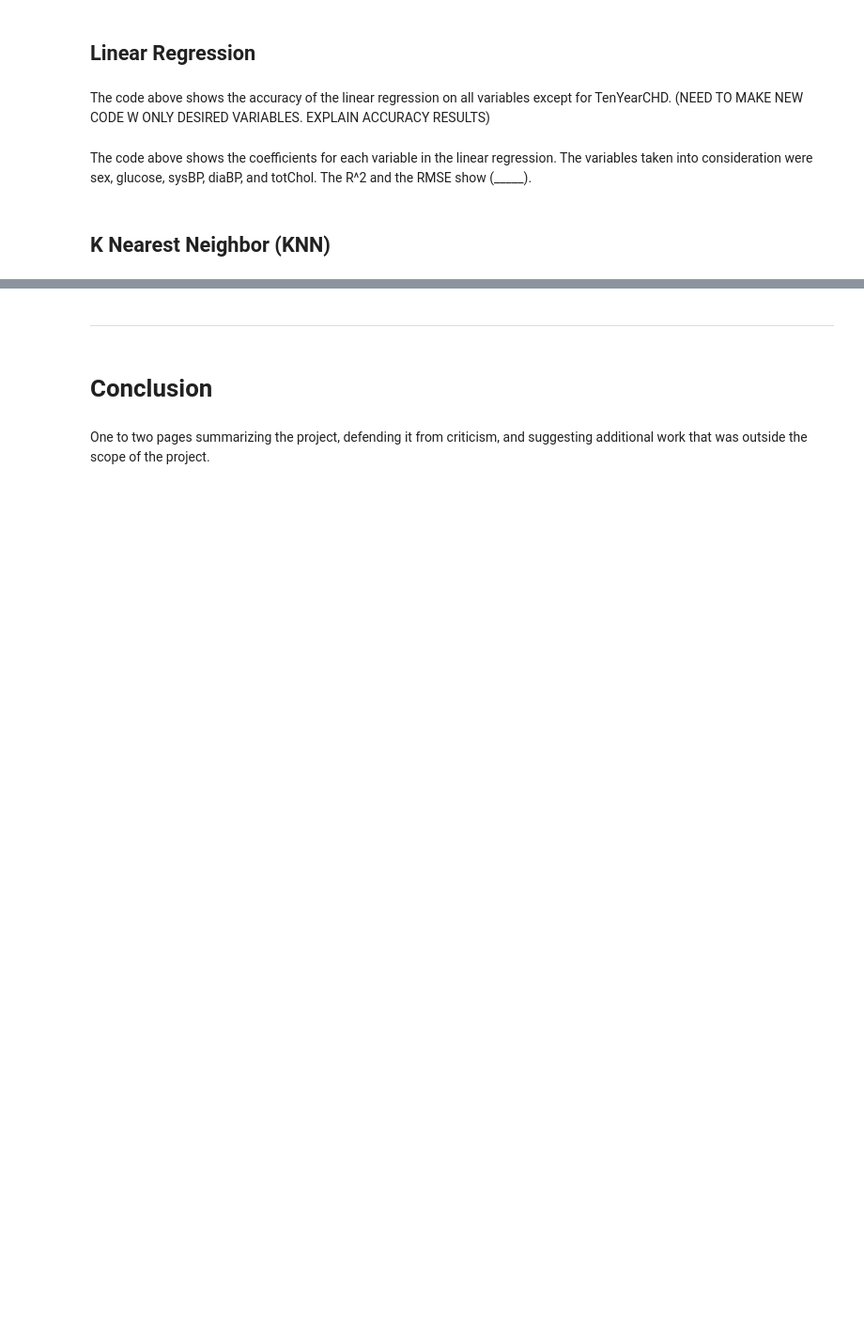
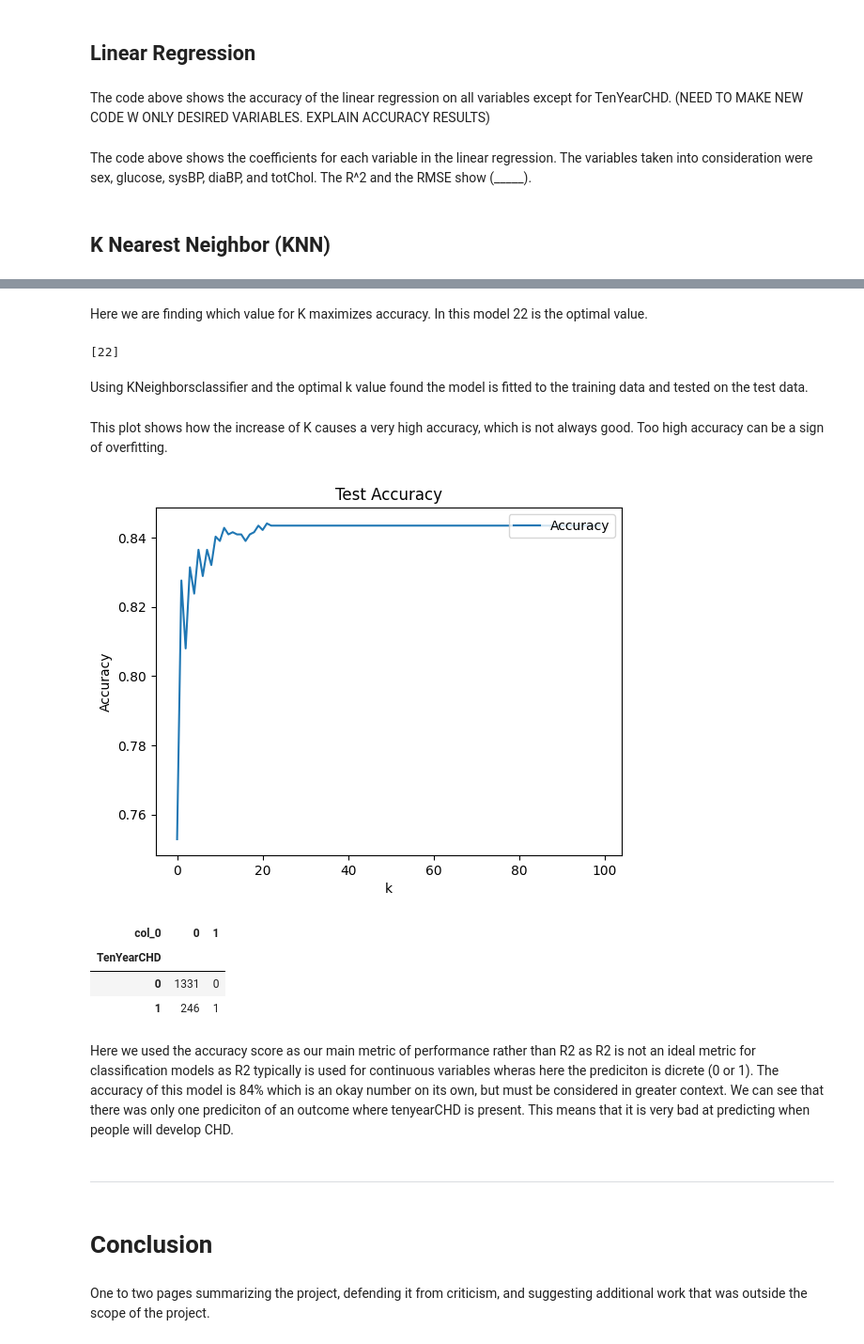
Before and after one commit to madisonhgallagher/project_chd, a Jupyter notebook: Final.ipynb, the cells around one changed output, grey strips where cells are left out. Shown at 94% size. Saved outputs shown, nothing was run; the diff lists cells and outputs as text; code cells hidden in the pictures; blank space fills up the shorter version.

```diff
--- a/Final.ipynb
+++ b/Final.ipynb
@@ -1178,0 +1184,3 @@ The code above shows the coefficients for each variable in the linear regression
+# %%
+df = pd.read_csv('clean_train.csv')
+df.shape
@@ -1178,0 +1224,10 @@ The code above shows the coefficients for each variable in the linear regression
+# %%
+from sklearn.neighbors import KNeighborsClassifier
+from sklearn.model_selection import train_test_split
+from sklearn.metrics import accuracy_score
+from sklearn.model_selection import train_test_split
+
+## Select data:
+y = df['TenYearCHD'] # Target variable
+X = df.loc[:,['prevalentHyp','totChol','age']] # Create feature matrix
+X = X.apply(maxmin) # Normalize X
@@ -1178,0 +1236,28 @@ The code above shows the coefficients for each variable in the linear regression
+# %%
+## Split the sample:
+X_train, X_test, y_train, y_test = train_test_split(X,y, # Feature and target variables
+                                                    test_size=.5, # Split the sample 80 train/ 20 test
+                                                    random_state=200) # For replication purposes
+N_train = len(y_train)
+N_test = len(y_test)
+# %% [markdown]
+Here we are finding which value for K maximizes accuracy. In this model 22 is the optimal value.
+# %%
+## Solve for k that maximizes accuracy:
+k_bar = 100 # Number of k's to try
+Acc = np.zeros(k_bar) # We'll store the accuracy here
+
+for k in range(k_bar):
+    model = KNeighborsClassifier(n_neighbors=k+1) # Create a sk model for k
+    fitted_model = model.fit(X_train.values,y_train) # Train the model on our data
+    y_hat = fitted_model.predict(X_test.values) # Predict values for test set
+    Acc[k] = np.sum( y_hat == y_test )/N_test # Accuracy on testing data
+
+Acc_max = np.max(Acc) # Find highest recorded Accuracy
+max_index = np.where(Acc==Acc_max) # Find the indices that equal the maximum
+k_star = max_index[0]+1 # Find the optimal value of k; why index+1?
+print(k_star)
+# %% [output]
+[22]
+# %% [markdown]
+Using KNeighborsclassifier and the optimal k value found the model is fitted to the training data and tested on the test data.
@@ -1178,0 +1269,20 @@ The code above shows the coefficients for each variable in the linear regression
+# %% [markdown]
+This plot shows how the increase of K causes a very high accuracy, which is not always good. Too high accuracy can be a sign of overfitting.
+# %%
+## Accuracy plot:
+plt.plot(np.arange(0,k_bar),Acc,label='Accuracy')
+plt.xlabel("k")
+plt.ylabel("Accuracy")
+plt.legend(loc='upper right')
+plt.title('Test Accuracy')
+plt.show()
+# %% [output]
+[figure, added]
+# %%
+## Confusion matrix:
+pd.crosstab(y_test,y_hat)
+# %% [output]
+| col_0 | 0 | 1 |
+| TenYearCHD |  |  |
+| 0 | 1331 | 0 |
+| 1 | 246 | 1 |
@@ -1179,3 +1293,5 @@ The code above shows the coefficients for each variable in the linear regression
+# %% [markdown]
+Here we used the accuracy score as our main metric of performance rather than R2 as R2 is not an ideal metric for classification models as R2 typically is used for continuous variables wheras here the prediciton is dicrete (0 or 1). The accuracy of this model is 84% which is an okay number on its own, but must be considered in greater context. We can see that there was only one prediciton of an outcome where tenyearCHD is present. This means that it is very bad at predicting when people will develop CHD.
 # %% [markdown]
 
 
```
Also changed, not shown: parts of 10 cells of this notebook.
